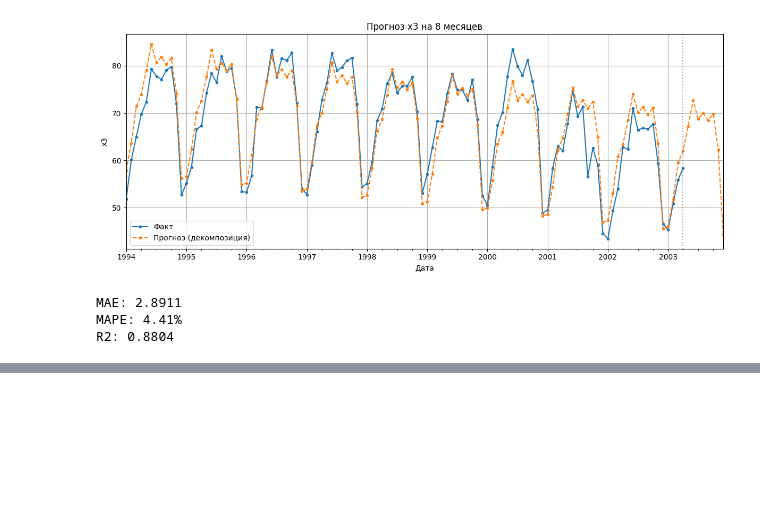
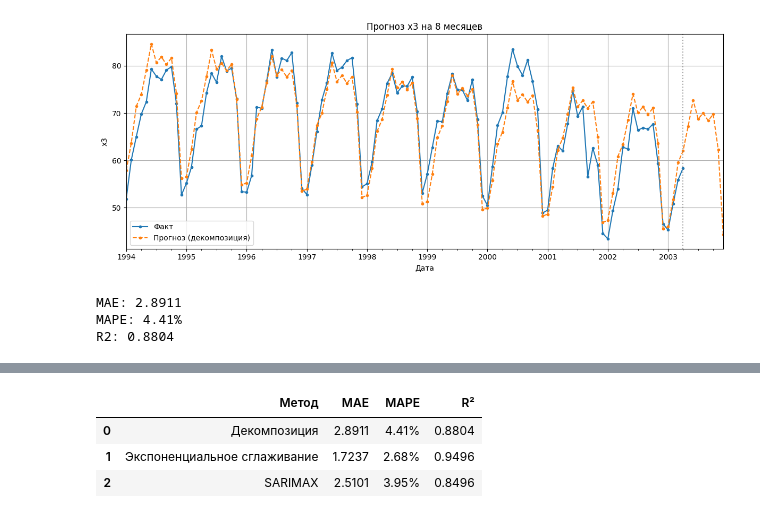
Before and after one commit to mshsvnv/ITMO_data_analysis, a Jupyter notebook: sem_02/lab_03/main.ipynb, the cells around one changed output, grey strips where cells are left out. Saved outputs shown, nothing was run; the diff lists cells and outputs as text; code cells hidden in the pictures; blank space fills up the shorter version.

```diff
--- a/sem_02/lab_03/main.ipynb
+++ b/sem_02/lab_03/main.ipynb
@@ -302,0 +533,19 @@ plt.show()
+# %%
+# Финальная таблица сравнения метрик
+comparison_table = pd.DataFrame({
+    'Метод': ['Декомпозиция', 'Экспоненциальное сглаживание', 'SARIMAX'],
+    'MAE': [mae_decomp, mae_exp, mae_sarimax],
+    'MAPE': [mape_decomp, mape_exp, mape_sarimax],
+    'R²': [r2_decomp, r2_exp, r2_sarimax]
+})
+
+# Форматирование таблицы
+comparison_table['MAE'] = comparison_table['MAE'].apply(lambda x: f'{x:.4f}')
+comparison_table['MAPE'] = comparison_table['MAPE'].apply(lambda x: f'{x:.2%}')
+comparison_table['R²'] = comparison_table['R²'].apply(lambda x: f'{x:.4f}')
+comparison_table
+# %% [output]
+|  | Метод | MAE | MAPE | R² |
+| 0 | Декомпозиция | 2.8911 | 4.41% | 0.8804 |
+| 1 | Экспоненциальное сглаживание | 1.7237 | 2.68% | 0.9496 |
+| 2 | SARIMAX | 2.5101 | 3.95% | 0.8496 |
```
Also changed, not shown: parts of 21 cells of this notebook.
